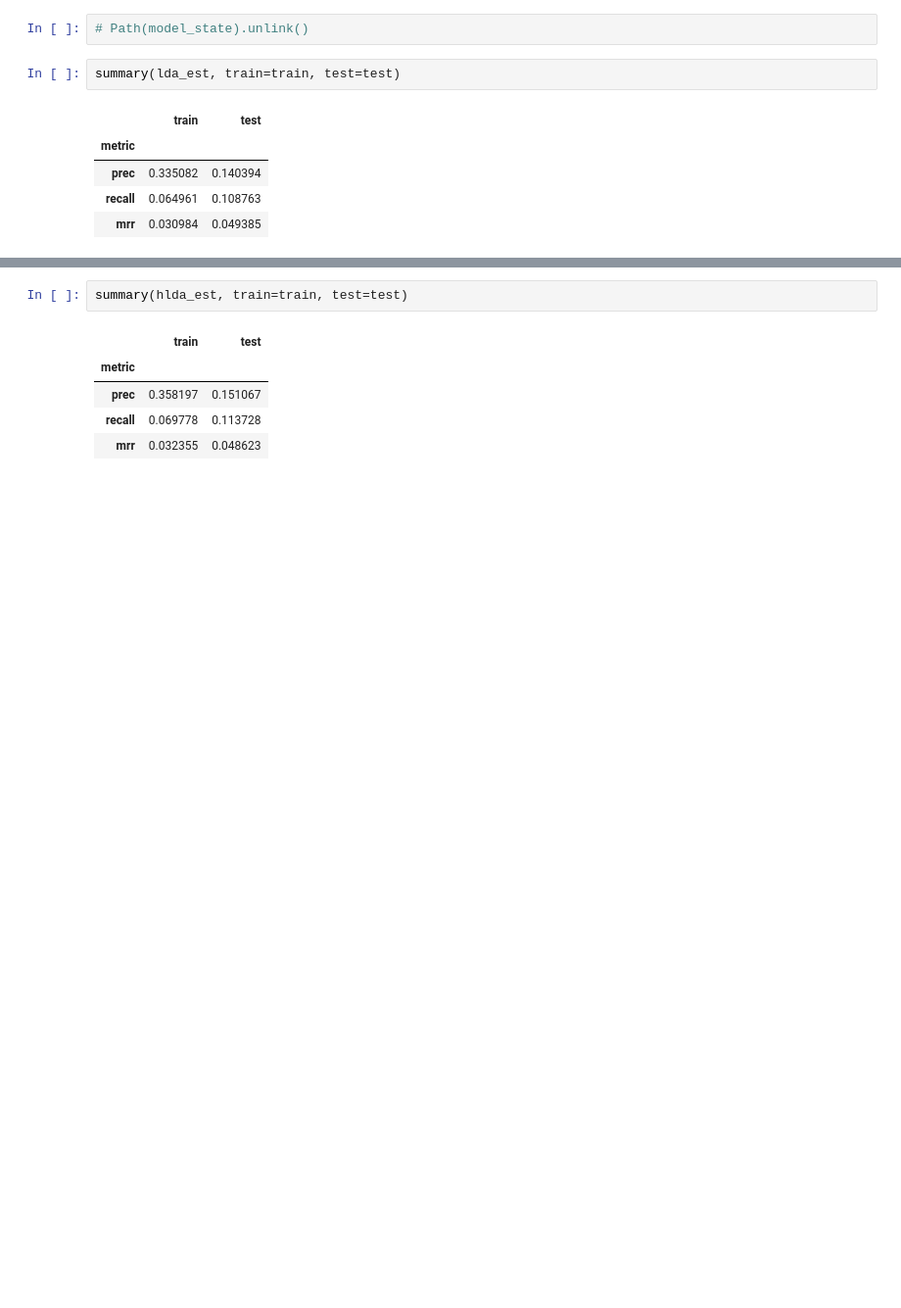
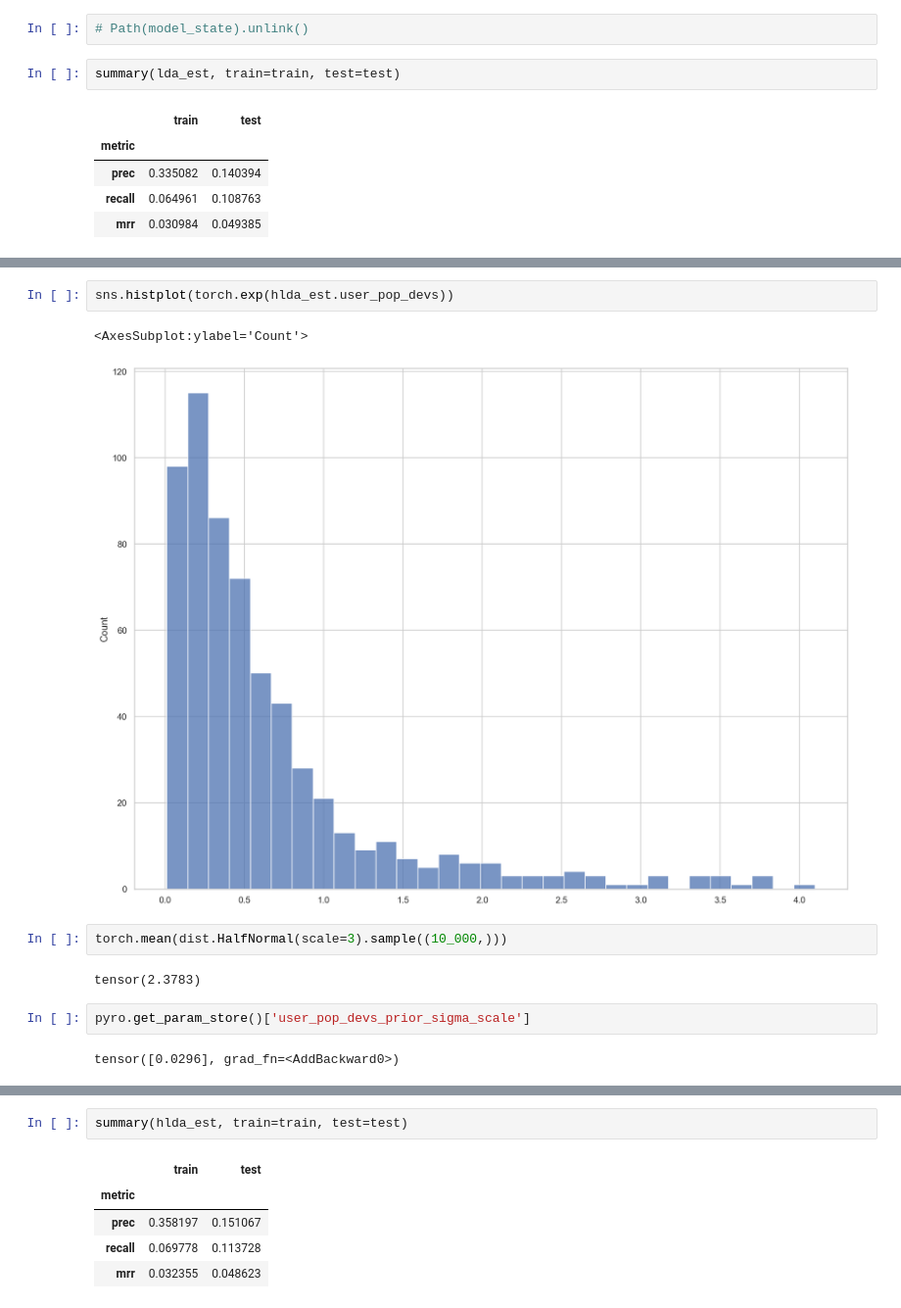
Before and after one commit to FlorianWilhelm/lda4rec, a Jupyter notebook: notebooks/04-experimenting2.ipynb, the cells around one changed output, grey strips where cells are left out. Shown at 98% size. Cells and saved outputs as stored; diff of their text form; blank space fills up the shorter version.

```diff
--- a/notebooks/04-experimenting2.ipynb
+++ b/notebooks/04-experimenting2.ipynb
@@ -205,0 +227,13 @@ summary(hlda_est, train=train, test=test)
+# %%
+sns.histplot(torch.exp(hlda_est.user_pop_devs))
+# %% [output]
+<AxesSubplot:ylabel='Count'>
+[figure, added]
+# %%
+torch.mean(dist.HalfNormal(scale=3).sample((10_000,)))
+# %% [output]
+tensor(2.3783)
+# %%
+pyro.get_param_store()['user_pop_devs_prior_sigma_scale']
+# %% [output]
+tensor([0.0296], grad_fn=<AddBackward0>)
```
Also changed, not shown: parts of 15 cells of this notebook, 3 other files.
